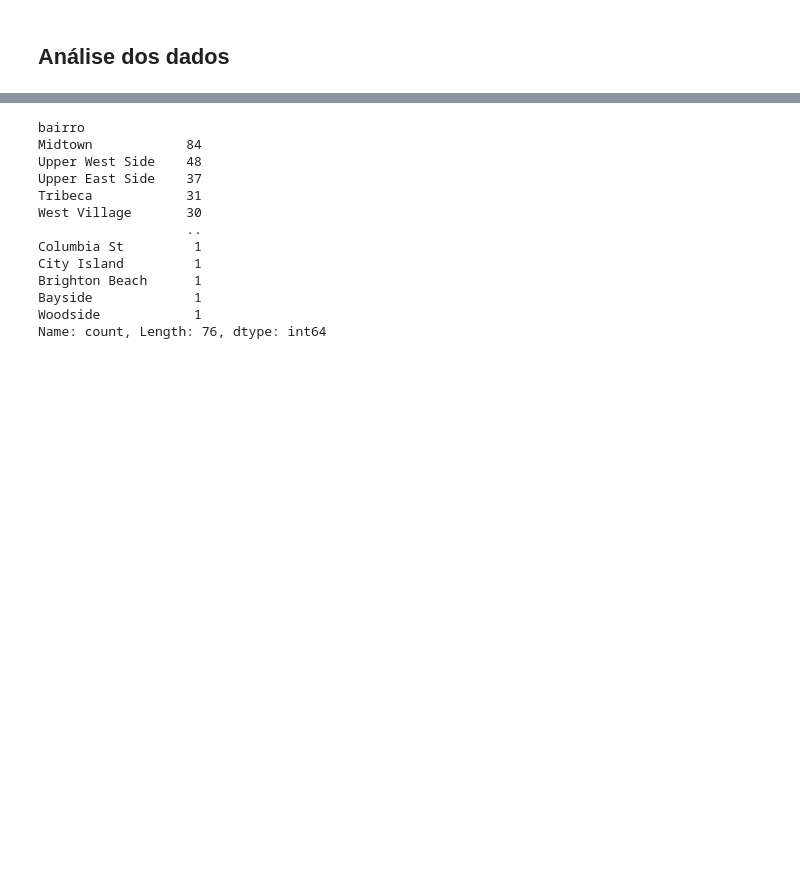
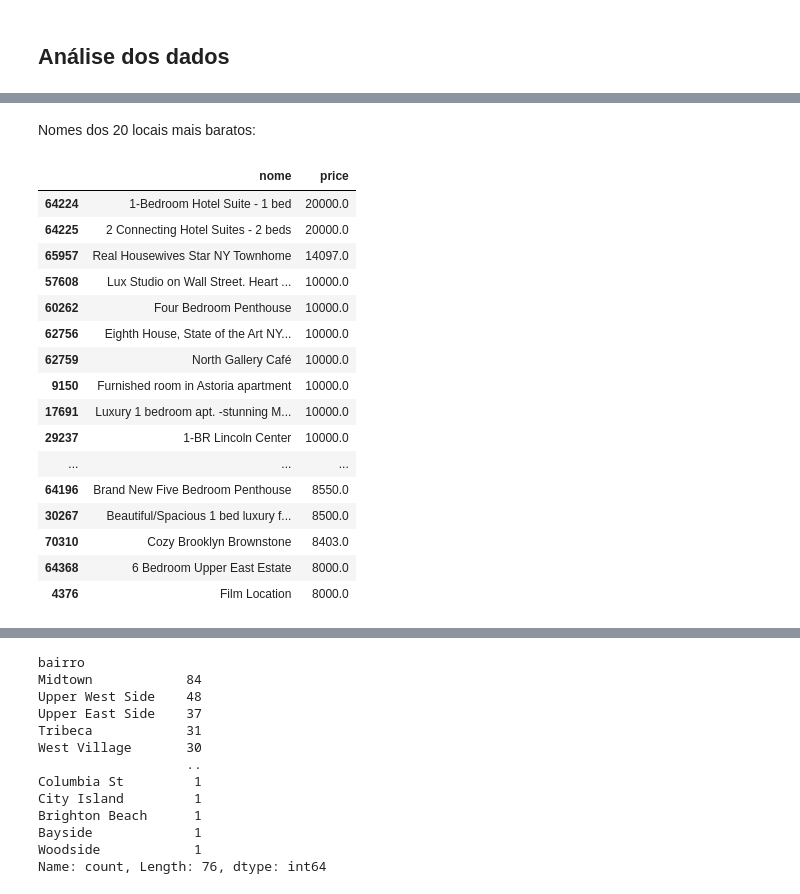
Before and after one commit to pedrobslima/LH_CD_PEDROBARROSDESOUZALIMA, a Jupyter notebook: incidium.ipynb, the cells around one changed output, grey strips where cells are left out. Cells and saved outputs as stored; diff of their text form; code cells hidden in the pictures; blank space fills up the shorter version.

```diff
--- a/incidium.ipynb
+++ b/incidium.ipynb
@@ -316,0 +403,22 @@ df
+# %% [markdown]
+Nomes dos 20 locais mais baratos:
+# %%
+df.sort_values(by='price', ascending=False).loc[:,['nome','price']].head(20)
+# %% [output]
+|  | nome | price |
+| 64224 | 1-Bedroom Hotel Suite - 1 bed | 20000.0 |
+| 64225 | 2 Connecting Hotel Suites - 2 beds | 20000.0 |
+| 65957 | Real Housewives Star NY Townhome | 14097.0 |
+| 57608 | Lux Studio on Wall Street. Heart ... | 10000.0 |
+| 60262 | Four Bedroom Penthouse | 10000.0 |
+| 62756 | Eighth House, State of the Art NY... | 10000.0 |
+| 62759 | North Gallery Café | 10000.0 |
+| 9150 | Furnished room in Astoria apartment | 10000.0 |
+| 17691 | Luxury 1 bedroom apt. -stunning M... | 10000.0 |
+| 29237 | 1-BR Lincoln Center | 10000.0 |
+| ... | ... | ... |
+| 64196 | Brand New Five Bedroom Penthouse | 8550.0 |
+| 30267 | Beautiful/Spacious 1 bed luxury f... | 8500.0 |
+| 70310 | Cozy Brooklyn Brownstone | 8403.0 |
+| 64368 | 6 Bedroom Upper East Estate | 8000.0 |
+| 4376 | Film Location | 8000.0 |
```
Also changed, not shown: parts of 60 cells of this notebook.
